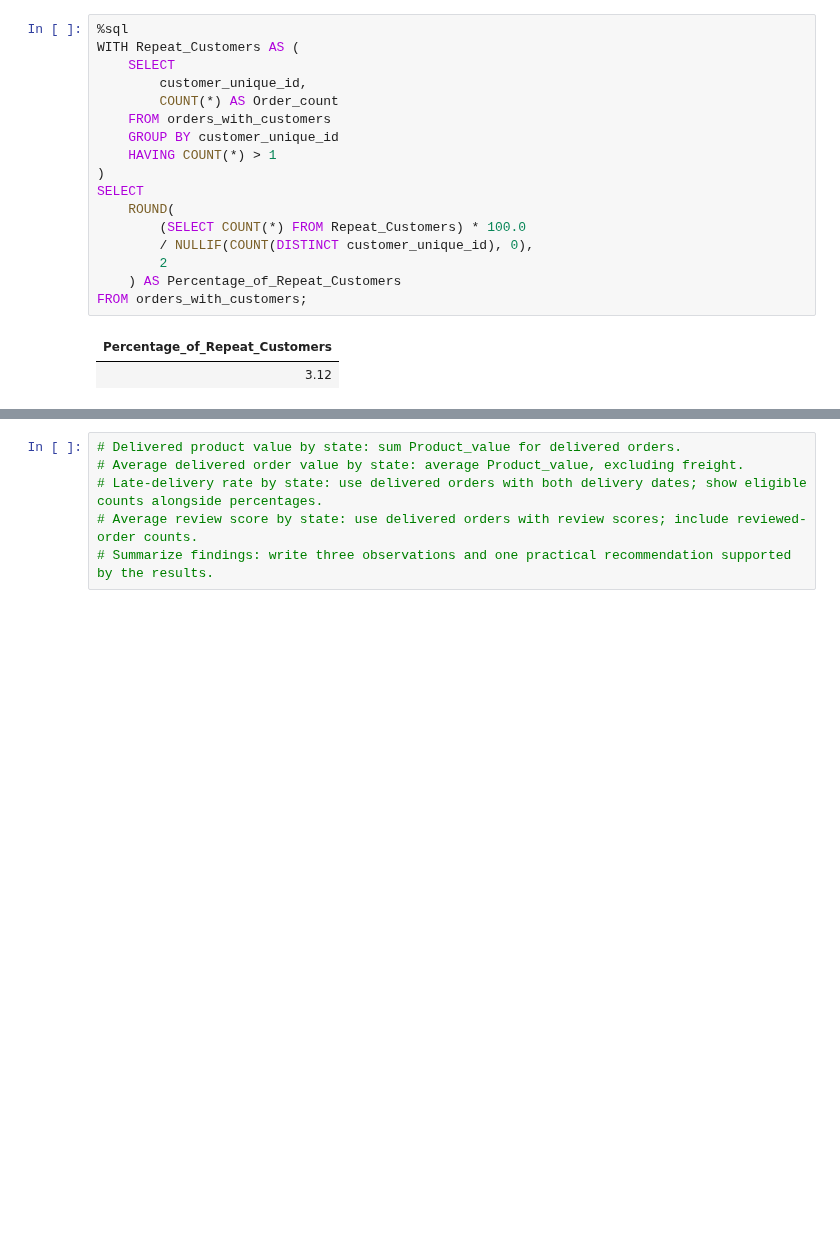
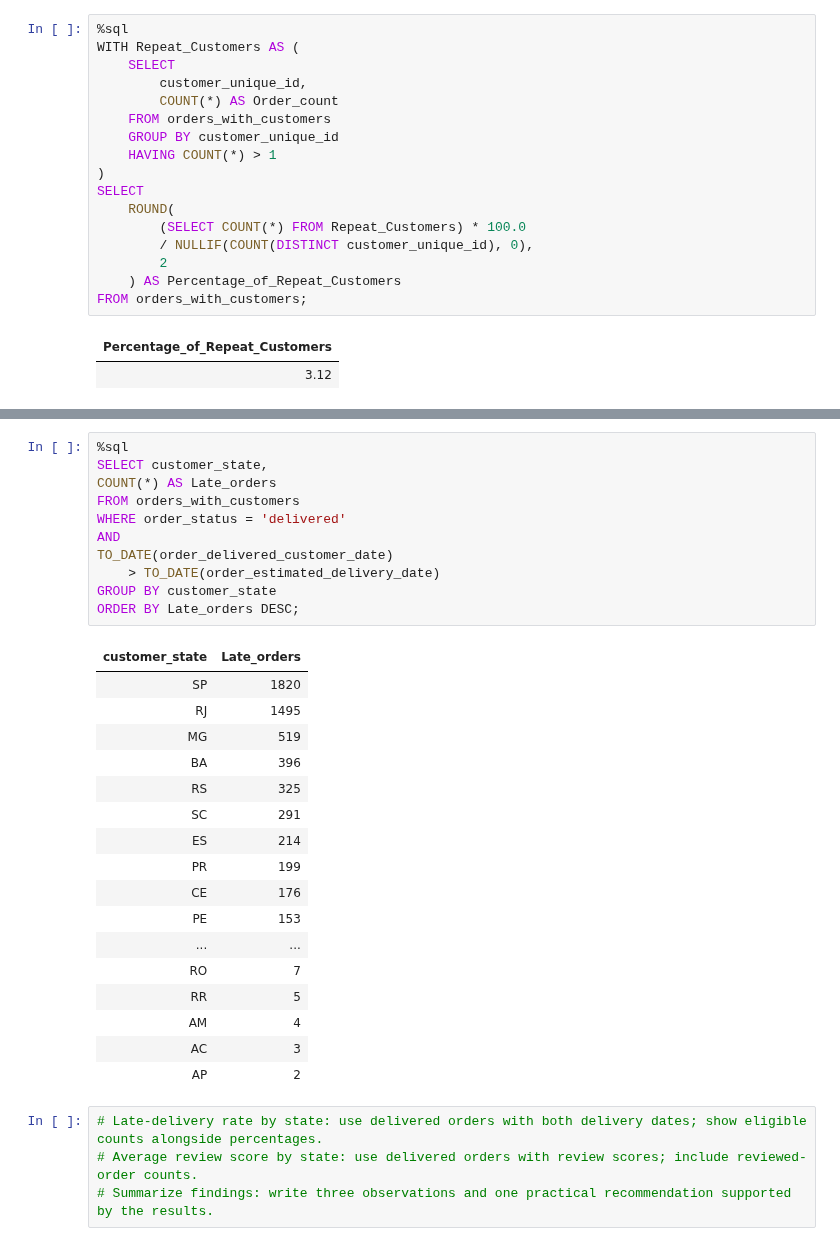
Before and after one commit to utsahpradhan/olist-marketplace-analytics, a Jupyter notebook: Olist_Analysis.ipynb, the cells around one changed output, grey strips where cells are left out. Cells and saved outputs as stored; diff of their text form; blank space fills up the shorter version.

```diff
--- a/Olist_Analysis.ipynb
+++ b/Olist_Analysis.ipynb
@@ -1273,6 +1333,33 @@ FROM orders_with_customers;
+# %%
+%sql
+SELECT customer_state,
+COUNT(*) AS Late_orders
+FROM orders_with_customers
+WHERE order_status = 'delivered'
+AND
+TO_DATE(order_delivered_customer_date)
+    > TO_DATE(order_estimated_delivery_date)
+GROUP BY customer_state
+ORDER BY Late_orders DESC;
+# %% [output]
+| customer_state | Late_orders |
+| SP | 1820 |
+| RJ | 1495 |
+| MG | 519 |
+| BA | 396 |
+| RS | 325 |
+| SC | 291 |
+| ES | 214 |
+| PR | 199 |
+| CE | 176 |
+| PE | 153 |
+| ... | ... |
+| RO | 7 |
+| RR | 5 |
+| AM | 4 |
+| AC | 3 |
+| AP | 2 |
 # %%
-# Delivered product value by state: sum Product_value for delivered orders.
-# Average delivered order value by state: average Product_value, excluding freight.
 # Late-delivery rate by state: use delivered orders with both delivery dates; show eligible counts alongside percentages.
 # Average review score by state: use delivered orders with review scores; include reviewed-order counts.
 # Summarize findings: write three observations and one practical recommendation supported by the results.
```
Also changed, not shown: parts of 4 cells of this notebook.
